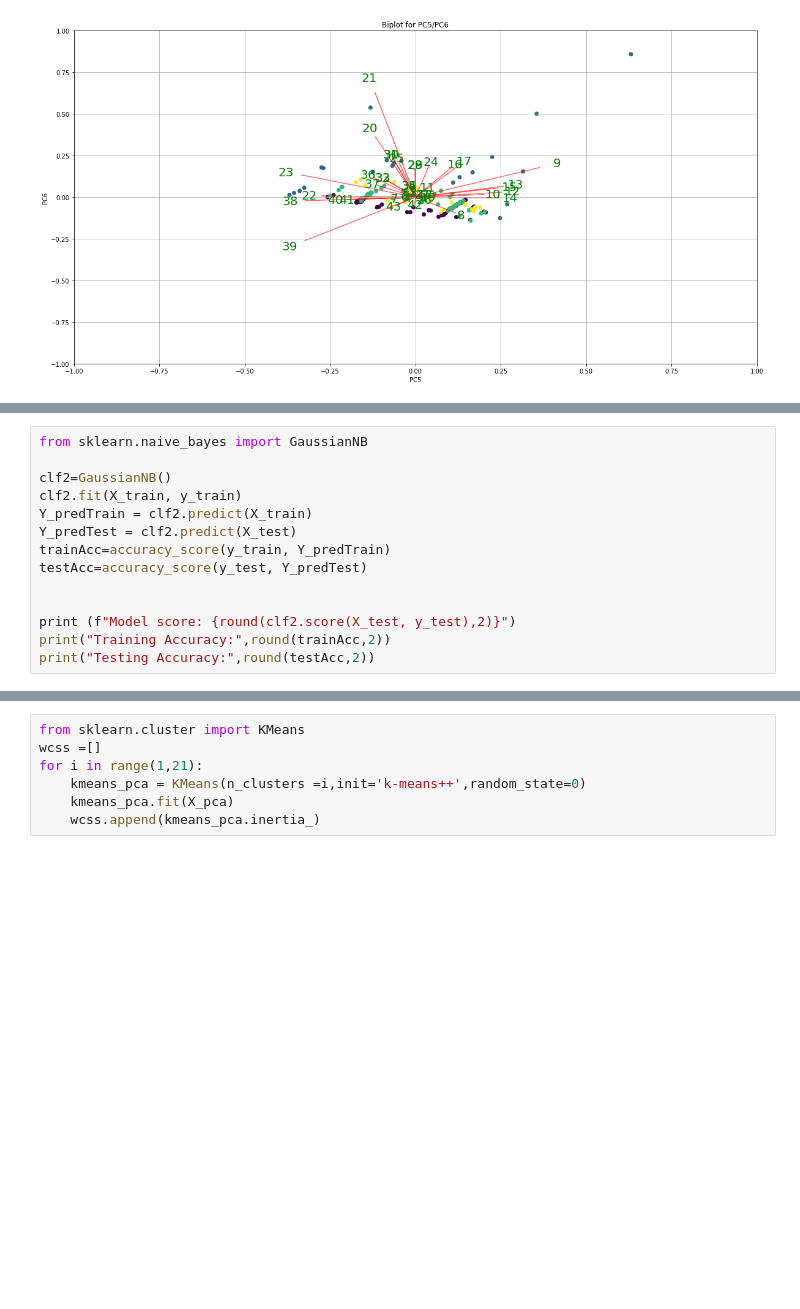
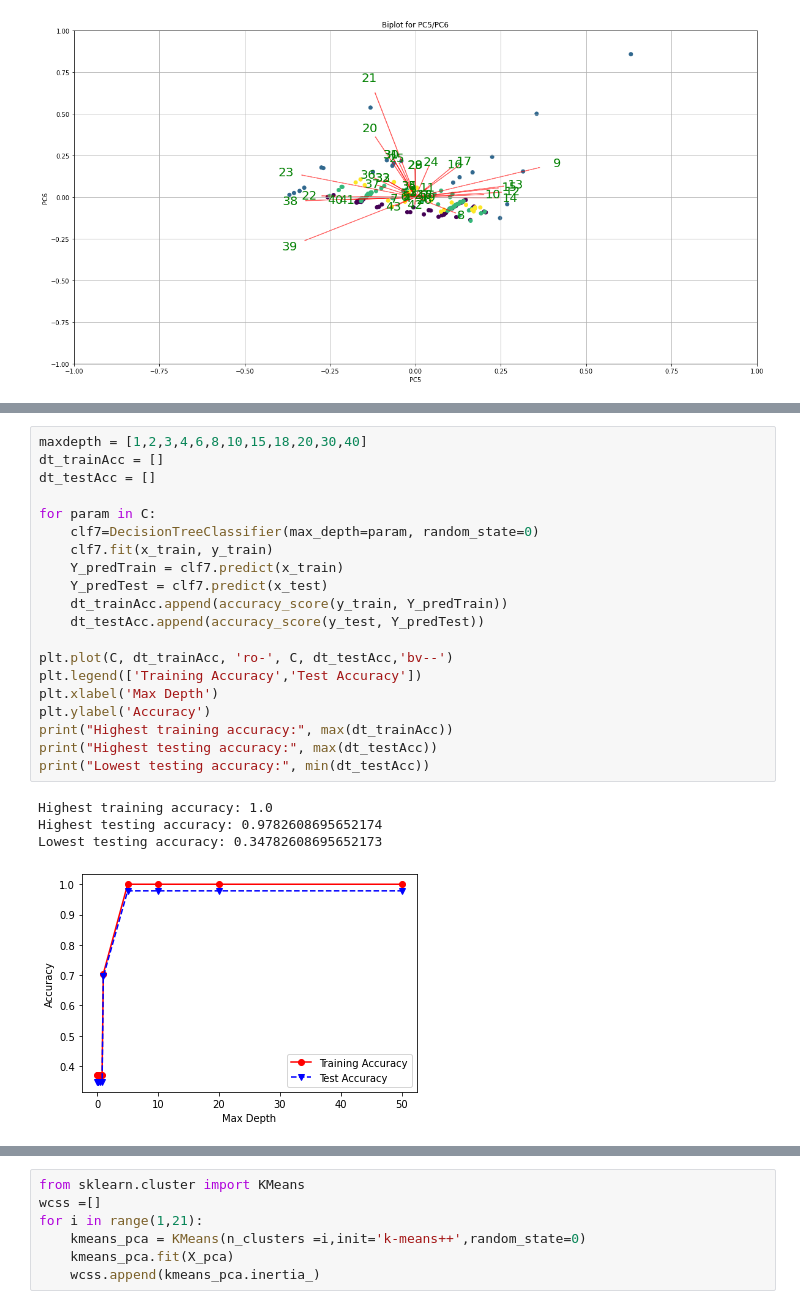
Before and after one commit to goldslime123/csc3005-DA, a Jupyter notebook: MeterD.ipynb, the cells around one changed output, grey strips where cells are left out. Drawn from its saved outputs; the diff is of its cells as text; blank space fills up the shorter version.

```diff
--- a/MeterD.ipynb
+++ b/MeterD.ipynb
@@ -1228,14 +840,0 @@ Naive Bayes is a classification based that assumes the presence of a feature in
-# %%
-from sklearn.naive_bayes import GaussianNB
-
-clf2=GaussianNB()
-clf2.fit(X_train, y_train)
-Y_predTrain = clf2.predict(X_train)
-Y_predTest = clf2.predict(X_test)
-trainAcc=accuracy_score(y_train, Y_predTrain)
-testAcc=accuracy_score(y_test, Y_predTest)
-
-
-print (f"Model score: {round(clf2.score(X_test, y_test),2)}")
-print("Training Accuracy:",round(trainAcc,2))
-print("Testing Accuracy:",round(testAcc,2))
@@ -1311,0 +960,25 @@ Decide how many clustering solutions to test.
+# %%
+maxdepth = [1,2,3,4,6,8,10,15,18,20,30,40]
+dt_trainAcc = []
+dt_testAcc = []
+
+for param in C:
+    clf7=DecisionTreeClassifier(max_depth=param, random_state=0)
+    clf7.fit(x_train, y_train)
+    Y_predTrain = clf7.predict(x_train)
+    Y_predTest = clf7.predict(x_test)
+    dt_trainAcc.append(accuracy_score(y_train, Y_predTrain))
+    dt_testAcc.append(accuracy_score(y_test, Y_predTest))
+
+plt.plot(C, dt_trainAcc, 'ro-', C, dt_testAcc,'bv--')
+plt.legend(['Training Accuracy','Test Accuracy'])
+plt.xlabel('Max Depth')
+plt.ylabel('Accuracy')
+print("Highest training accuracy:", max(dt_trainAcc))
+print("Highest testing accuracy:", max(dt_testAcc))
+print("Lowest testing accuracy:", min(dt_testAcc))
+# %% [output]
+Highest training accuracy: 1.0
+Highest testing accuracy: 0.9782608695652174
+Lowest testing accuracy: 0.34782608695652173
+[figure, added]
```
Also changed, not shown: parts of 113 cells of this notebook.
